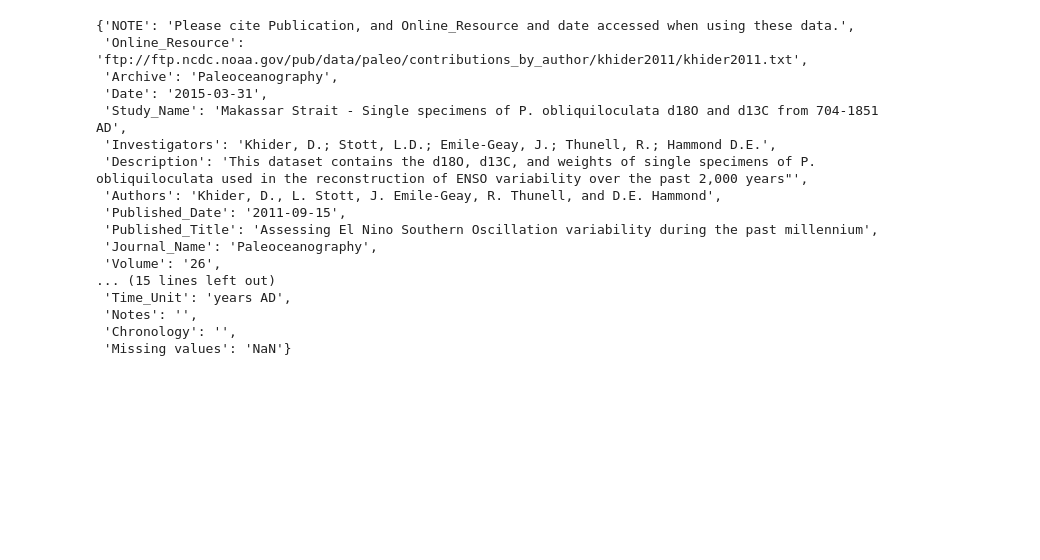
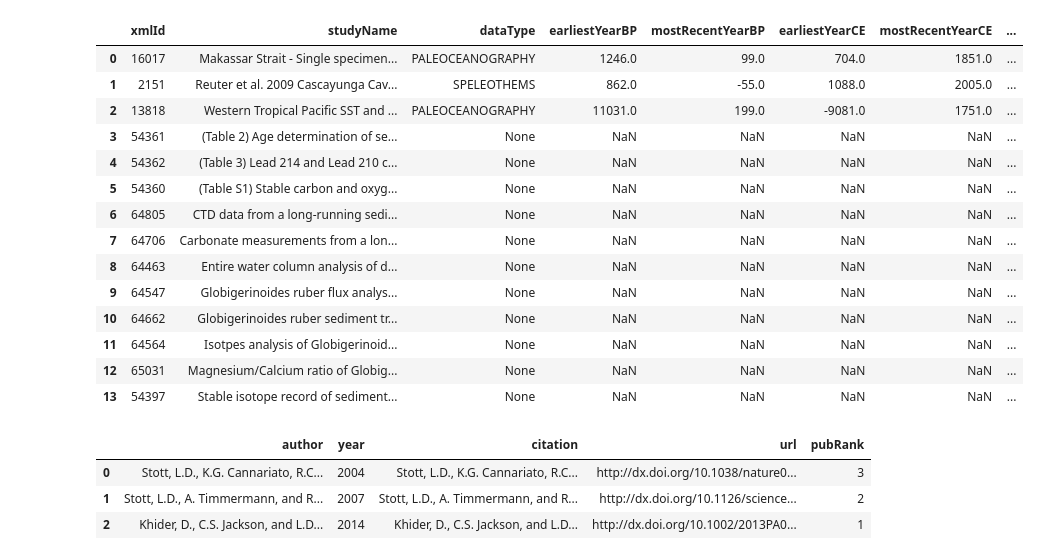
Before and after one commit to LinkedEarth/PyleoTUPS, a Jupyter notebook: Examples/PyTUPS.ipynb, the cells around one changed output. Drawn from its saved outputs; the diff is of its cells as text; code cells hidden in the pictures; blank space fills up the shorter version.

Commit message:
Updated NOAAStudies Module.

```diff
--- a/Examples/PyTUPS.ipynb
+++ b/Examples/PyTUPS.ipynb
@@ -170,20 +274,29 @@ df
-# %%
-metadata
-# %% [output]
-{'NOTE': 'Please cite Publication, and Online_Resource and date accessed when using these data.',
- 'Online_Resource': 'ftp://ftp.ncdc.noaa.gov/pub/data/paleo/contributions_by_author/khider2011/khider2011.txt',
- 'Archive': 'Paleoceanography',
- 'Date': '2015-03-31',
- 'Study_Name': 'Makassar Strait - Single specimens of P. obliquiloculata d18O and d13C from 704-1851 AD',
- 'Investigators': 'Khider, D.; Stott, L.D.; Emile-Geay, J.; Thunell, R.; Hammond D.E.',
- 'Description': 'This dataset contains the d18O, d13C, and weights of single specimens of P. obliquiloculata used in the reconstruction of ENSO variability over the past 2,000 years"',
- 'Authors': 'Khider, D., L. Stott, J. Emile-Geay, R. Thunell, and D.E. Hammond',
- 'Published_Date': '2011-09-15',
- 'Published_Title': 'Assessing El Nino Southern Oscillation variability during the past millennium',
- 'Journal_Name': 'Paleoceanography',
- 'Volume': '26',
-... (15 lines left out)
- 'Time_Unit': 'years AD',
- 'Notes': '',
- 'Chronology': '',
- 'Missing values': 'NaN'}
+# %%
+# Example usage:
+studies = NOAAStudies()
+studies.search_studies(investigators="Khider")
+display(studies.display_responses())
+# %% [output]
+|  | xmlId | studyName | dataType | earliestYearBP | mostRecentYearBP | earliestYearCE | mostRecentYearCE | ... |
+| 0 | 16017 | Makassar Strait - Single specimen... | PALEOCEANOGRAPHY | 1246.0 | 99.0 | 704.0 | 1851.0 | ... |
+| 1 | 2151 | Reuter et al. 2009 Cascayunga Cav... | SPELEOTHEMS | 862.0 | -55.0 | 1088.0 | 2005.0 | ... |
+| 2 | 13818 | Western Tropical Pacific SST and ... | PALEOCEANOGRAPHY | 11031.0 | 199.0 | -9081.0 | 1751.0 | ... |
+| 3 | 54361 | (Table 2) Age determination of se... | None | NaN | NaN | NaN | NaN | ... |
+| 4 | 54362 | (Table 3) Lead 214 and Lead 210 c... | None | NaN | NaN | NaN | NaN | ... |
+| 5 | 54360 | (Table S1) Stable carbon and oxyg... | None | NaN | NaN | NaN | NaN | ... |
+| 6 | 64805 | CTD data from a long-running sedi... | None | NaN | NaN | NaN | NaN | ... |
+| 7 | 64706 | Carbonate measurements from a lon... | None | NaN | NaN | NaN | NaN | ... |
+| 8 | 64463 | Entire water column analysis of d... | None | NaN | NaN | NaN | NaN | ... |
+| 9 | 64547 | Globigerinoides ruber flux analys... | None | NaN | NaN | NaN | NaN | ... |
+| 10 | 64662 | Globigerinoides ruber sediment tr... | None | NaN | NaN | NaN | NaN | ... |
+| 11 | 64564 | Isotpes analysis of Globigerinoid... | None | NaN | NaN | NaN | NaN | ... |
+| 12 | 65031 | Magnesium/Calcium ratio of Globig... | None | NaN | NaN | NaN | NaN | ... |
+| 13 | 54397 | Stable isotope record of sediment... | None | NaN | NaN | NaN | NaN | ... |
+# %%
+# Displays all publications for a specified study
+display(studies.display_publications('13818'))
+# %% [output]
+|  | author | year | citation | url | pubRank |
+| 0 | Stott, L.D., K.G. Cannariato, R.C... | 2004 | Stott, L.D., K.G. Cannariato, R.C... | http://dx.doi.org/10.1038/nature0... | 3 |
+| 1 | Stott, L.D., A. Timmermann, and R... | 2007 | Stott, L.D., A. Timmermann, and R... | http://dx.doi.org/10.1126/science... | 2 |
+| 2 | Khider, D., C.S. Jackson, and L.D... | 2014 | Khider, D., C.S. Jackson, and L.D... | http://dx.doi.org/10.1002/2013PA0... | 1 |
```
Also changed, not shown: parts of 10 cells of this notebook, 1 other file.
